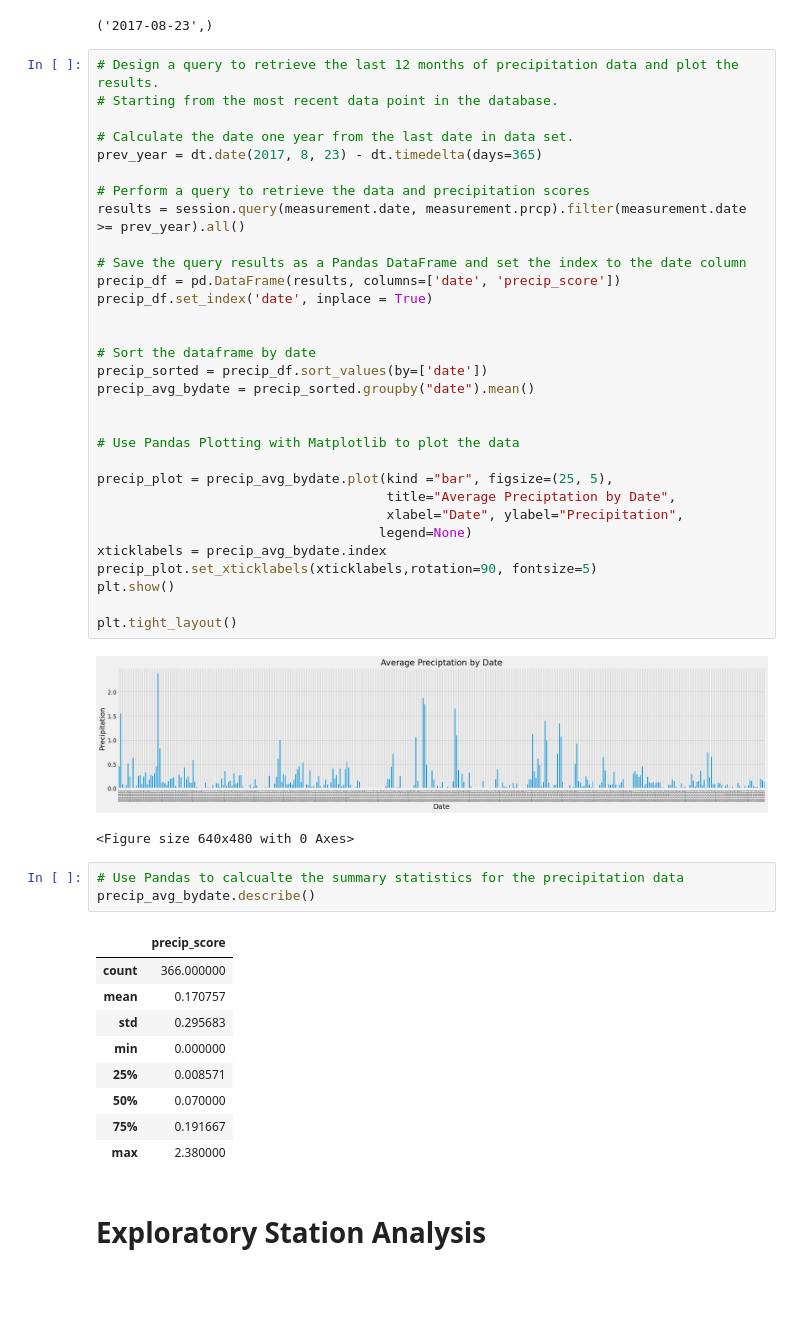
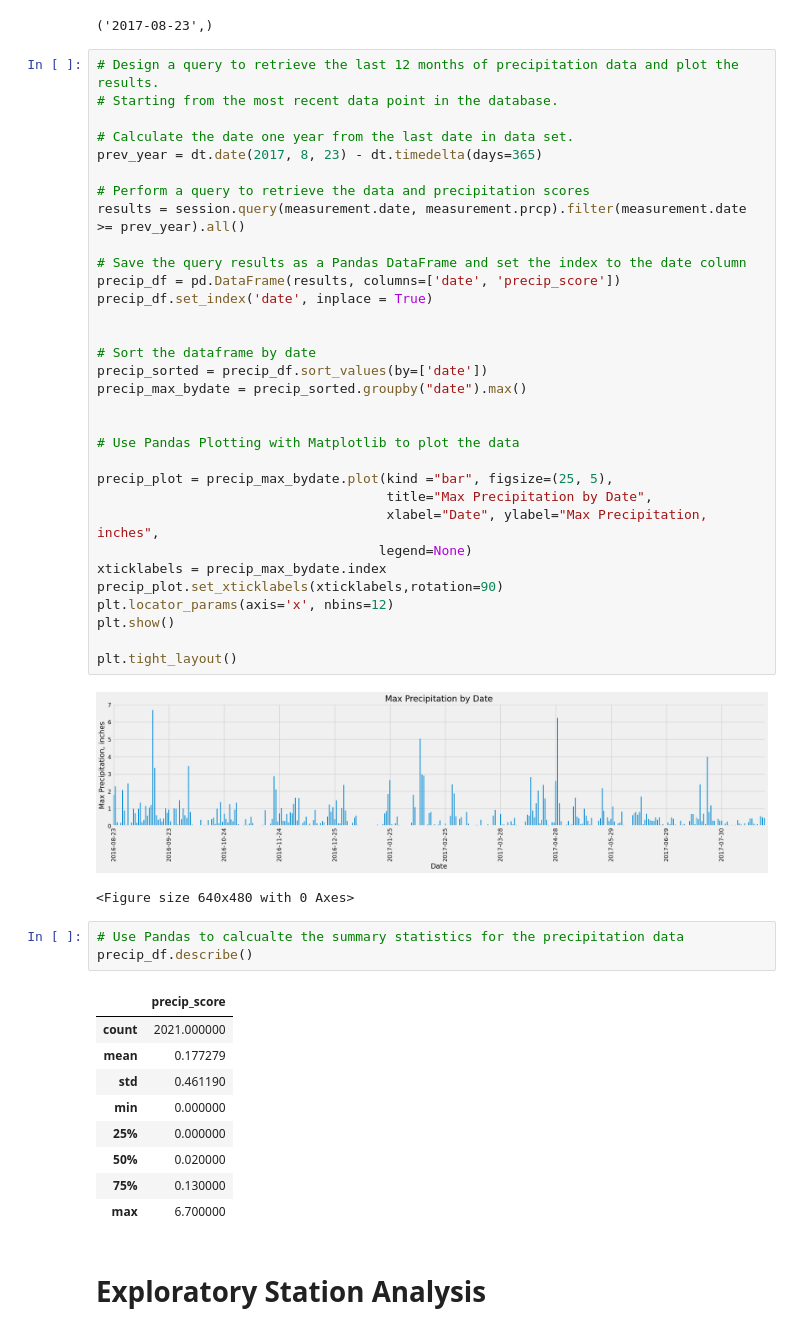
Before and after one commit to libbyberter/sqlalchemy-challenge, a Jupyter notebook: Surfs_up/climate_starter.ipynb, the cells around one changed output. Saved outputs shown, nothing was run; the diff lists cells and outputs as text; blank space fills up the shorter version.

```diff
--- a/Surfs_up/climate_starter.ipynb
+++ b/Surfs_up/climate_starter.ipynb
@@ -46,50 +46,51 @@ most_recent_date
 # %%
 # Design a query to retrieve the last 12 months of precipitation data and plot the results.
 # Starting from the most recent data point in the database.
 
 # Calculate the date one year from the last date in data set.
 prev_year = dt.date(2017, 8, 23) - dt.timedelta(days=365)
 
 # Perform a query to retrieve the data and precipitation scores
 results = session.query(measurement.date, measurement.prcp).filter(measurement.date >= prev_year).all()
 
 # Save the query results as a Pandas DataFrame and set the index to the date column
 precip_df = pd.DataFrame(results, columns=['date', 'precip_score'])
 precip_df.set_index('date', inplace = True)
 
 
 # Sort the dataframe by date
 precip_sorted = precip_df.sort_values(by=['date'])
-precip_avg_bydate = precip_sorted.groupby("date").mean()
+precip_max_bydate = precip_sorted.groupby("date").max()
 
 
 # Use Pandas Plotting with Matplotlib to plot the data
 
-precip_plot = precip_avg_bydate.plot(kind ="bar", figsize=(25, 5),
-                                     title="Average Preciptation by Date",
-                                     xlabel="Date", ylabel="Precipitation",
+precip_plot = precip_max_bydate.plot(kind ="bar", figsize=(25, 5),
+                                     title="Max Precipitation by Date",
+                                     xlabel="Date", ylabel="Max Precipitation, inches",
                                     legend=None)
-xticklabels = precip_avg_bydate.index
-precip_plot.set_xticklabels(xticklabels,rotation=90, fontsize=5)
+xticklabels = precip_max_bydate.index
+precip_plot.set_xticklabels(xticklabels,rotation=90)
+plt.locator_params(axis='x', nbins=12)
 plt.show()
 
 plt.tight_layout()
 # %% [output]
-[figure, old version]
+[figure, new version]
 <Figure size 640x480 with 0 Axes>
 # %%
 # Use Pandas to calcualte the summary statistics for the precipitation data
-precip_avg_bydate.describe()
+precip_df.describe()
 # %% [output]
 |  | precip_score |
-| count | 366.000000 |
-| mean | 0.170757 |
-| std | 0.295683 |
+| count | 2021.000000 |
+| mean | 0.177279 |
+| std | 0.461190 |
 | min | 0.000000 |
-| 25% | 0.008571 |
-| 50% | 0.070000 |
-| 75% | 0.191667 |
-| max | 2.380000 |
+| 25% | 0.000000 |
+| 50% | 0.020000 |
+| 75% | 0.130000 |
+| max | 6.700000 |
 # %% [markdown]
 # Exploratory Station Analysis
 # %%
```
Also changed, not shown: parts of 4 cells of this notebook.
